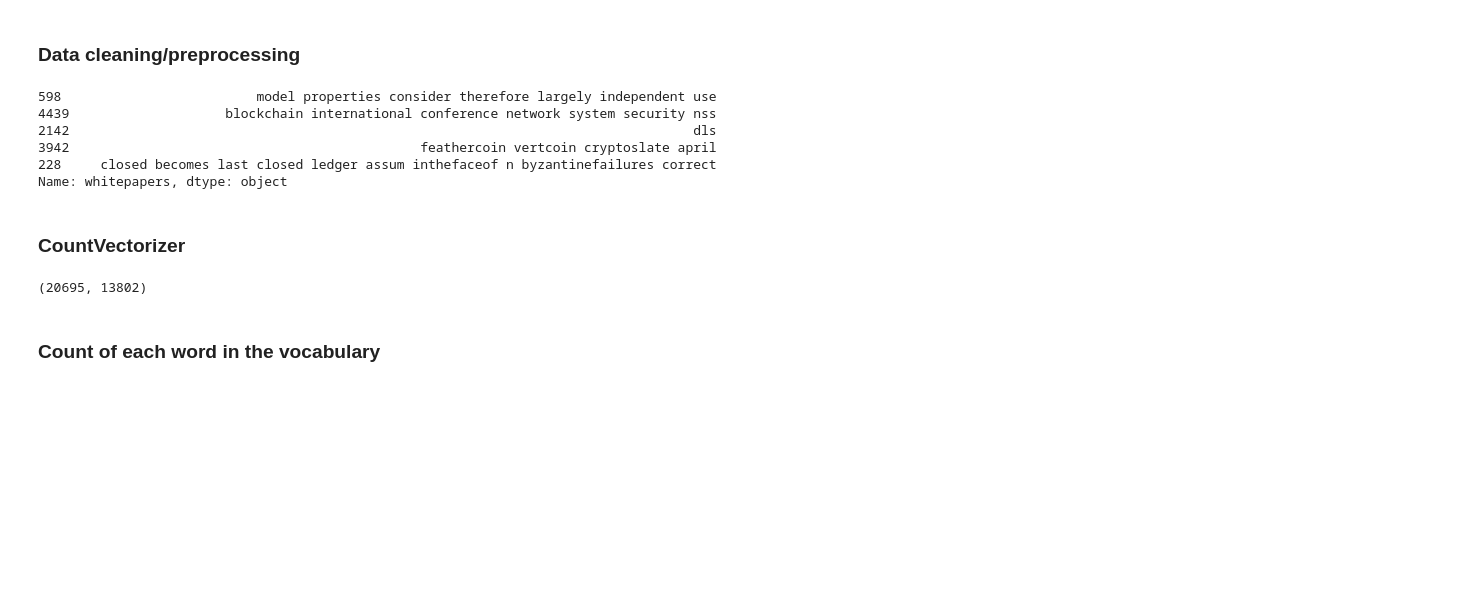
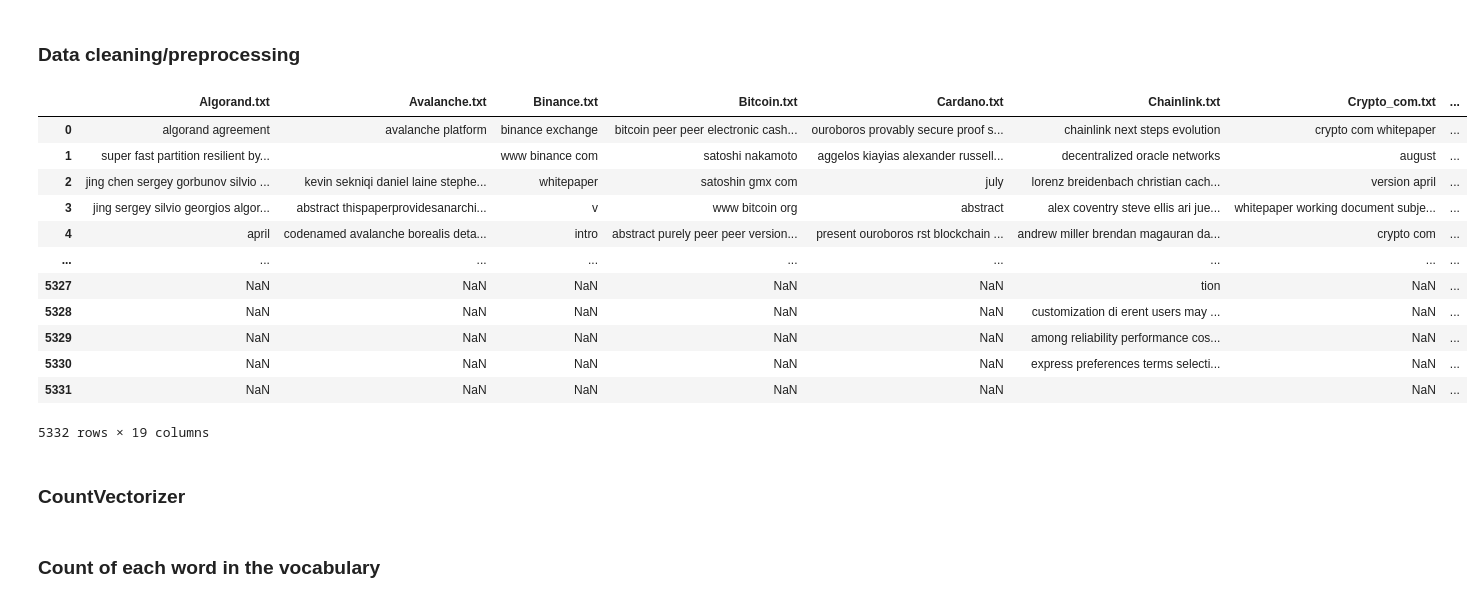
Before and after one commit to muh005/kg-via-dl, a Jupyter notebook: knowledge_graph/bag_of_words_model.ipynb, the cells around one changed output. Saved outputs shown, nothing was run; the diff lists cells and outputs as text; code cells hidden in the pictures; blank space fills up the shorter version.

```diff
--- a/knowledge_graph/bag_of_words_model.ipynb
+++ b/knowledge_graph/bag_of_words_model.ipynb
@@ -86,13 +72,15 @@ whitepapers
 # %%
-filenames = ['Algorand.txt', 'Avalanche.txt', 'Binance.txt', 'Cardano.txt', 'Chainlink.txt',
+filenames = ['Algorand.txt', 'Avalanche.txt', 'Binance.txt', 'Bitcoin.txt', 'Cardano.txt', 'Chainlink.txt',
             'Crypto_com.txt', 'Ethereum.txt', 'FTX_token.txt', 'PolkaDot.txt', 'Polygon.txt', 'Ripple.txt',
             'ShibaInu.txt', 'Solana.txt', 'Terra.txt', 'Tether.txt', 'Tron.txt', 'Uniswap.txt', 'Wrapped.txt']
 # %%
-def create_dataframe(whitepapers):
-    for i in filenames:
-        whitepaper = read_whitepapers(i)
-        whitepaper.rename(columns={i : "whitepapers"}, inplace=True)
-        whitepapers = whitepapers.append(whitepaper)
+def create_dataframe():
+#     for i in filenames:
+#         whitepaper = read_whitepapers(i)
+#         whitepaper.rename(columns={i : "whitepapers"}, inplace=True)
+#         whitepapers = whitepapers.append(whitepaper)
+    df_from_each_whitepaper = (read_whitepapers(i) for i in filenames)
+    whitepapers = pd.concat(df_from_each_whitepaper, ignore_index=True, axis=1)
     return whitepapers
 # %% [markdown]
 ### Create dataframe
@@ -142,12 +134,20 @@ def sentence_to_words(sentence):
     # and return the result.
     return( " ".join( meaningful_words ))
 # %%
-whitepapers['whitepapers']=whitepapers['whitepapers'].apply(lambda x:sentence_to_words(x))
-whitepapers['whitepapers'].sample(5)
+for i in filenames:
+    df_whitepapers[i] = df_whitepapers[i].apply(lambda x: sentence_to_words(x))
+df_whitepapers
 # %% [output]
+|  | Algorand.txt | Avalanche.txt | Binance.txt | Bitcoin.txt | Cardano.txt | Chainlink.txt | Crypto_com.txt | ... |
+| 0 | algorand agreement | avalanche platform | binance exchange | bitcoin peer peer electronic cash... | ouroboros provably secure proof s... | chainlink next steps evolution | crypto com whitepaper | ... |
+| 1 | super fast partition resilient by... |  | www binance com | satoshi nakamoto | aggelos kiayias alexander russell... | decentralized oracle networks | august | ... |
+| 2 | jing chen sergey gorbunov silvio ... | kevin sekniqi daniel laine stephe... | whitepaper | satoshin gmx com | july | lorenz breidenbach christian cach... | version april | ... |
+| 3 | jing sergey silvio georgios algor... | abstract thispaperprovidesanarchi... | v | www bitcoin org | abstract | alex coventry steve ellis ari jue... | whitepaper working document subje... | ... |
+| 4 | april | codenamed avalanche borealis deta... | intro | abstract purely peer peer version... | present ouroboros rst blockchain ... | andrew miller brendan magauran da... | crypto com | ... |
+| ... | ... | ... | ... | ... | ... | ... | ... | ... |
+| 5327 | NaN | NaN | NaN | NaN | NaN | tion | NaN | ... |
+| 5328 | NaN | NaN | NaN | NaN | NaN | customization di erent users may ... | NaN | ... |
+| 5329 | NaN | NaN | NaN | NaN | NaN | among reliability performance cos... | NaN | ... |
+| 5330 | NaN | NaN | NaN | NaN | NaN | express preferences terms selecti... | NaN | ... |
+| 5331 | NaN | NaN | NaN | NaN | NaN |  | NaN | ... |
-598                         model properties consider therefore largely independent use
-4439                    blockchain international conference network system security nss
-2142                                                                                dls
-3942                                             feathercoin vertcoin cryptoslate april
-228     closed becomes last closed ledger assum inthefaceof n byzantinefailures correct
-Name: whitepapers, dtype: object
+5332 rows × 19 columns
@@ -154,10 +175,2 @@ Name: whitepapers, dtype: object
 # %% [markdown]
 ### CountVectorizer
-# %%
-vectorizer1 = CountVectorizer(stop_words='english')
-bow_features = vectorizer1.fit_transform(whitepapers['whitepapers'])
-vocabulary1 = vectorizer1.get_feature_names()
-bow_features = bow_features.toarray()
-print(bow_features.shape)
-# %% [output]
-(20695, 13802)
```
Also changed, not shown: parts of 10 cells of this notebook.
